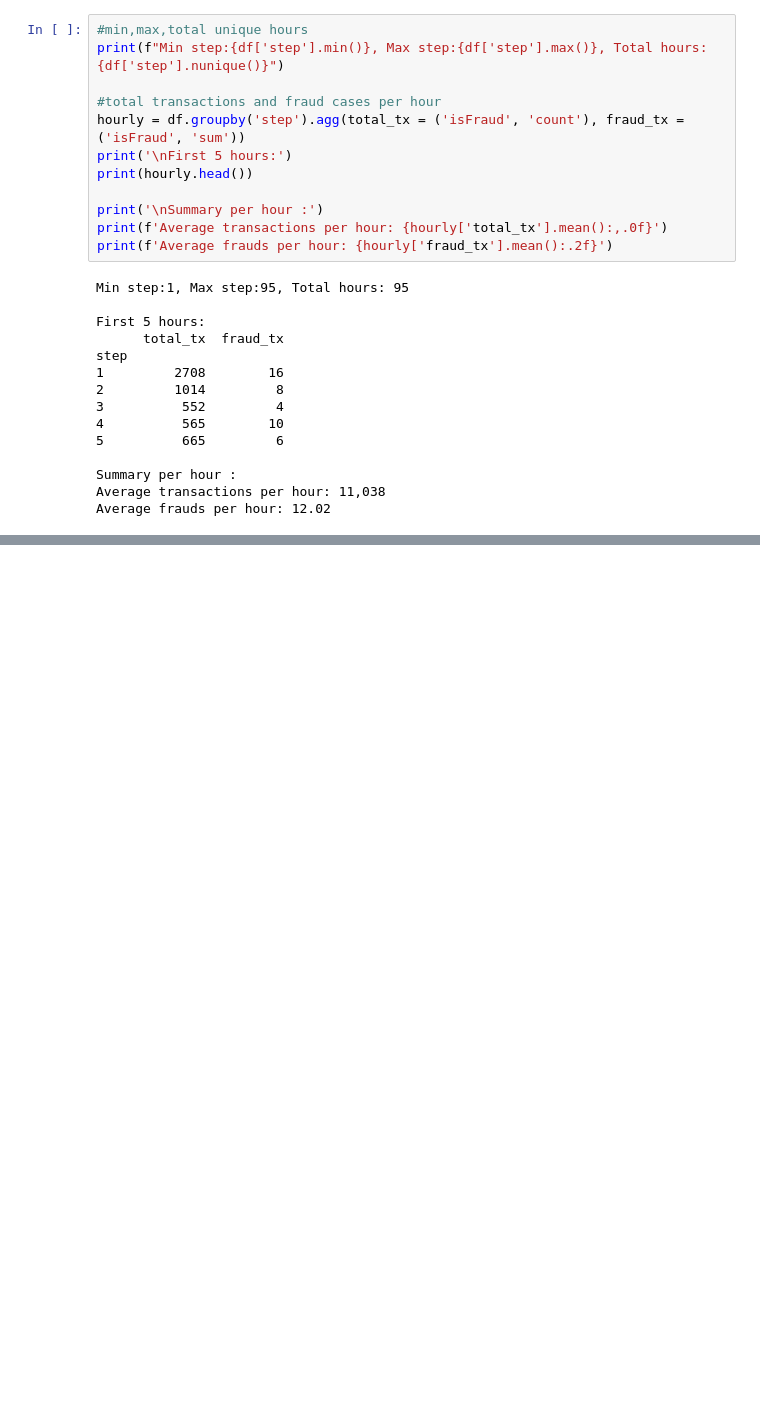
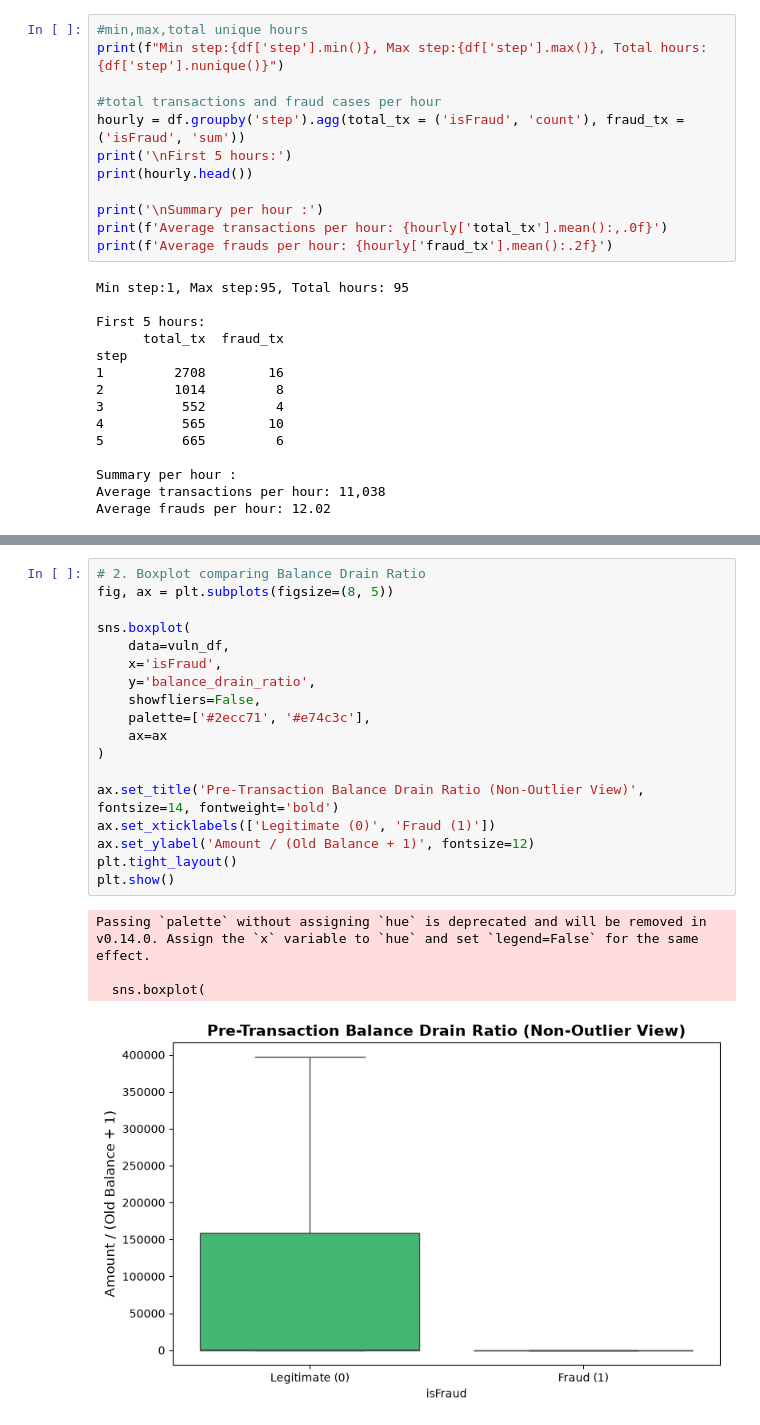
Before and after one commit to RuchithaAV/real-time-fraud-detection, a Jupyter notebook: notebooks/01_eda_and_leakage_audit.ipynb, the cells around one changed output, grey strips where cells are left out. Drawn from its saved outputs; the diff is of its cells as text; blank space fills up the shorter version.

```diff
--- a/notebooks/01_eda_and_leakage_audit.ipynb
+++ b/notebooks/01_eda_and_leakage_audit.ipynb
@@ -156,0 +189,23 @@ Average frauds per hour: 12.02
+# %%
+# 2. Boxplot comparing Balance Drain Ratio
+fig, ax = plt.subplots(figsize=(8, 5))
+
+sns.boxplot(
+    data=vuln_df,
+    x='isFraud',
+    y='balance_drain_ratio',
+    showfliers=False,
+    palette=['#2ecc71', '#e74c3c'],
+    ax=ax
+)
+
+ax.set_title('Pre-Transaction Balance Drain Ratio (Non-Outlier View)', fontsize=14, fontweight='bold')
+ax.set_xticklabels(['Legitimate (0)', 'Fraud (1)'])
+ax.set_ylabel('Amount / (Old Balance + 1)', fontsize=12)
+plt.tight_layout()
+plt.show()
+# %% [output]
+Passing `palette` without assigning `hue` is deprecated and will be removed in v0.14.0. Assign the `x` variable to `hue` and set `legend=False` for the same effect.
+
+  sns.boxplot(
+[figure, added]
```
Also changed, not shown: parts of 2 cells of this notebook, 1 other file.
